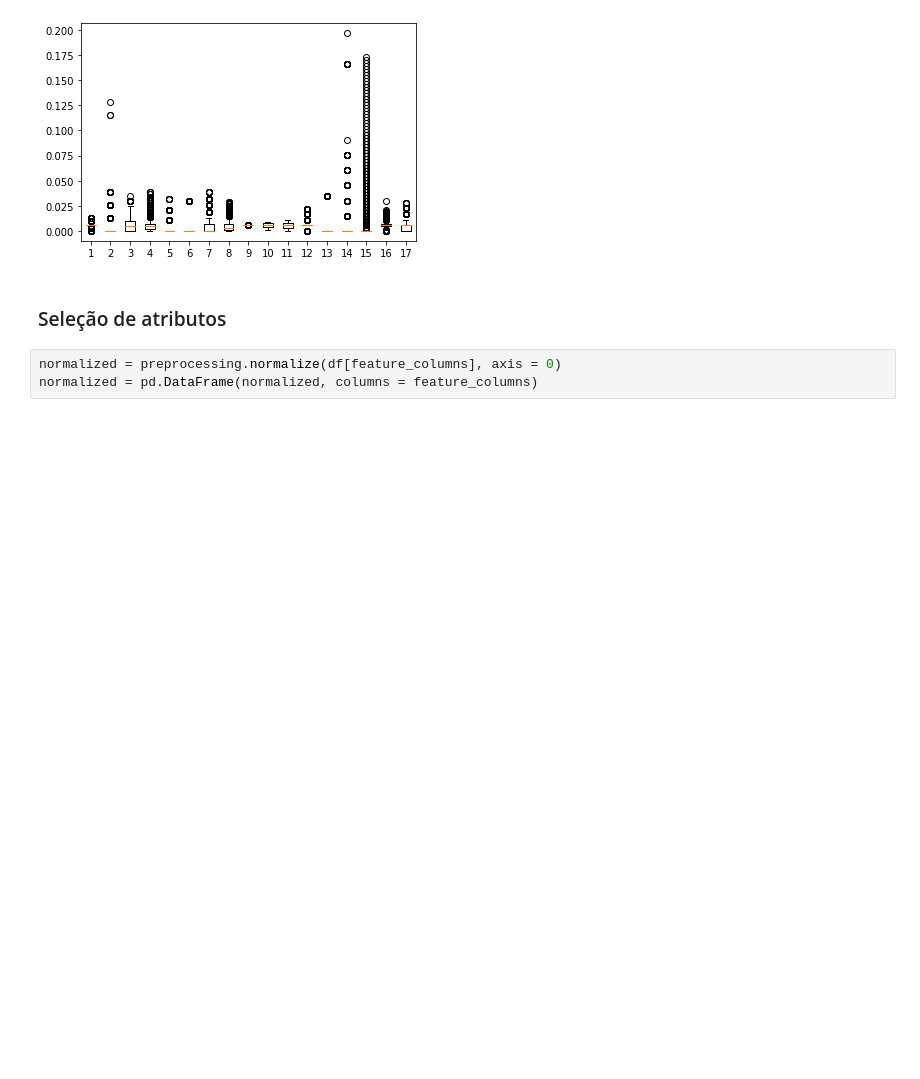
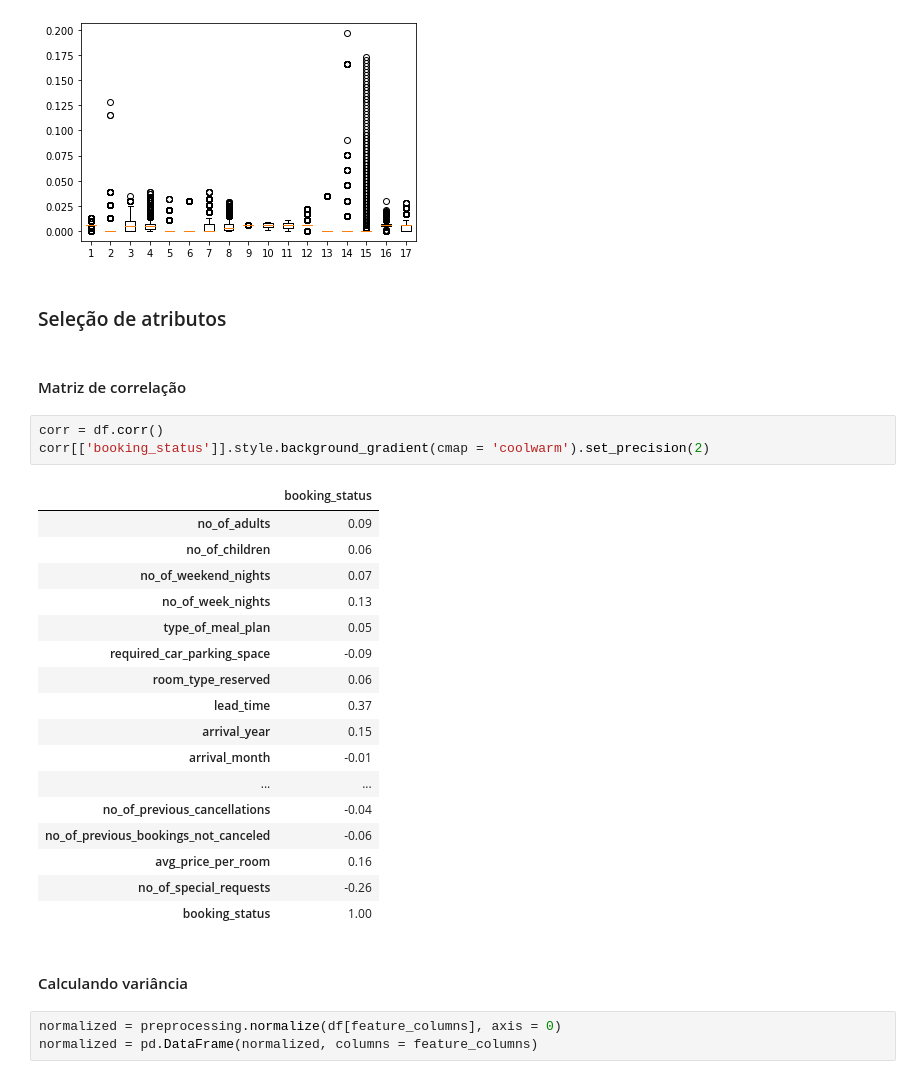
Before and after one commit to RafaelxFernandes/Machine-Learning---22.2, a Jupyter notebook: Última chance/main.ipynb, the cells around one changed output. Drawn from its saved outputs; the diff is of its cells as text; blank space fills up the shorter version.

Commit message:
matriz de correlação

```diff
--- a/Última chance/main.ipynb
+++ b/Última chance/main.ipynb
@@ -229,6 +229,31 @@ normalized_boxplot(df, feature_columns)
 [figure]
 # %% [markdown]
 ### Seleção de atributos
+# %% [markdown]
+#### Matriz de correlação
+# %%
+corr = df.corr()
+corr[['booking_status']].style.background_gradient(cmap = 'coolwarm').set_precision(2)
+# %% [output]
+|  | booking_status |
+| no_of_adults | 0.09 |
+| no_of_children | 0.06 |
+| no_of_weekend_nights | 0.07 |
+| no_of_week_nights | 0.13 |
+| type_of_meal_plan | 0.05 |
+| required_car_parking_space | -0.09 |
+| room_type_reserved | 0.06 |
+| lead_time | 0.37 |
+| arrival_year | 0.15 |
+| arrival_month | -0.01 |
+| ... | ... |
+| no_of_previous_cancellations | -0.04 |
+| no_of_previous_bookings_not_canceled | -0.06 |
+| avg_price_per_room | 0.16 |
+| no_of_special_requests | -0.26 |
+| booking_status | 1.00 |
+# %% [markdown]
+#### Calculando variância
 # %%
 normalized = preprocessing.normalize(df[feature_columns], axis = 0)
 normalized = pd.DataFrame(normalized, columns = feature_columns)
```
